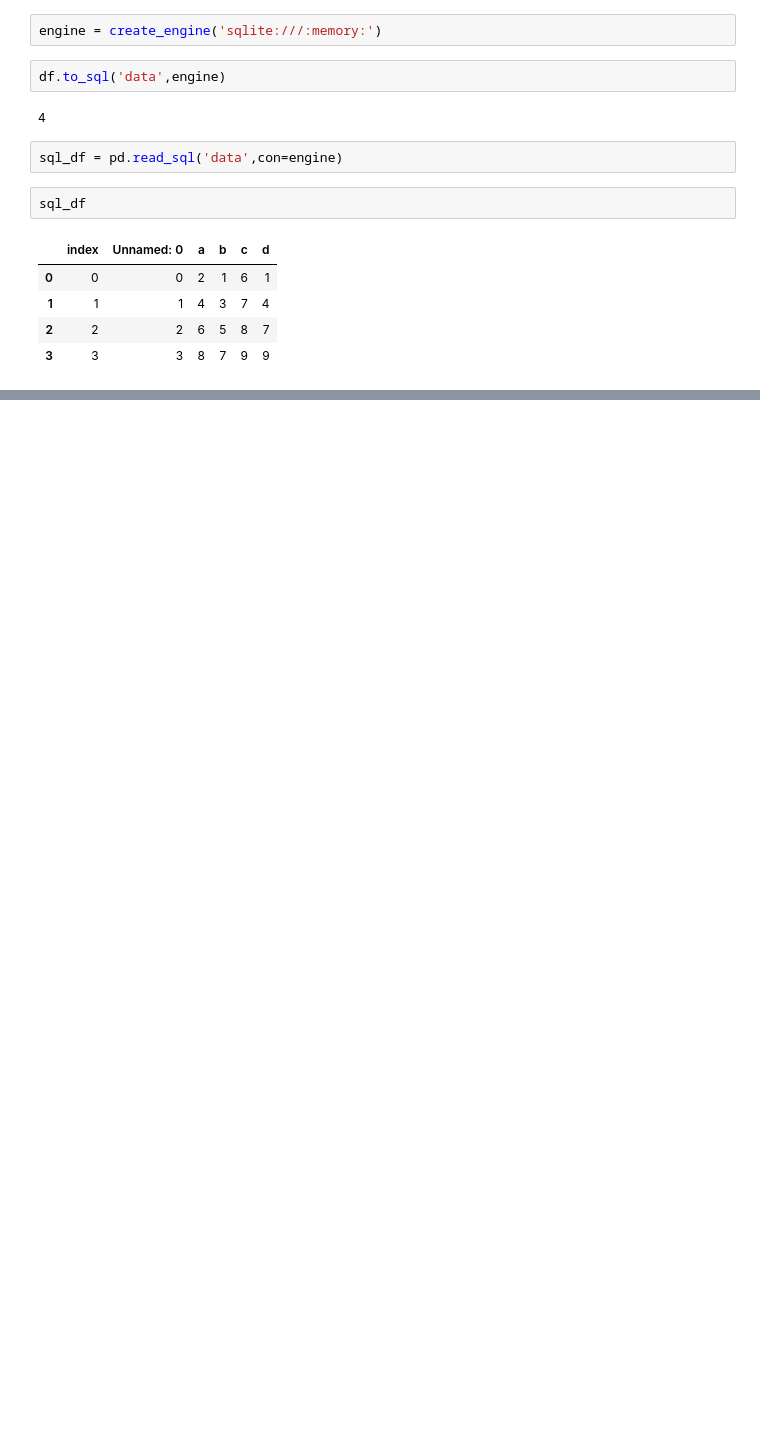
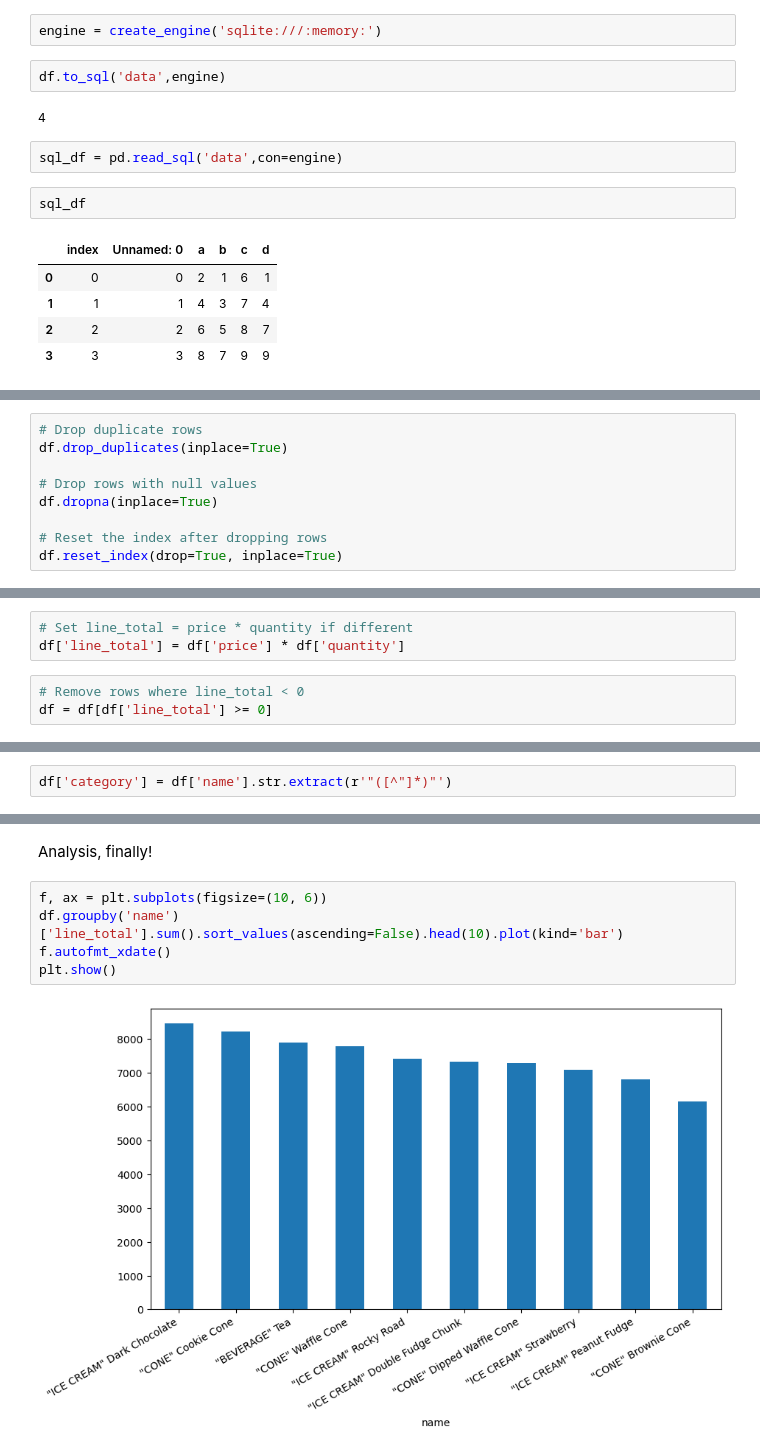
Before and after one commit to HAnh2610/MKTG5883.N21.CTTT, a Jupyter notebook: Lab2.ipynb, the cells around one changed output, grey strips where cells are left out. Drawn from its saved outputs; the diff is of its cells as text; blank space fills up the shorter version.

```diff
--- a/Lab2.ipynb
+++ b/Lab2.ipynb
@@ -1070,0 +1132,9 @@ sql_df
+# %%
+# Drop duplicate rows
+df.drop_duplicates(inplace=True)
+
+# Drop rows with null values
+df.dropna(inplace=True)
+
+# Reset the index after dropping rows
+df.reset_index(drop=True, inplace=True)
@@ -1070,0 +1167,6 @@ sql_df
+# %%
+# Set line_total = price * quantity if different
+df['line_total'] = df['price'] * df['quantity']
+# %%
+# Remove rows where line_total < 0
+df = df[df['line_total'] >= 0]
@@ -1070,0 +1187,2 @@ sql_df
+# %%
+df['category'] = df['name'].str.extract(r'"([^"]*)"')
@@ -1070,0 +1198,9 @@ sql_df
+# %% [markdown]
+Analysis, finally!
+# %%
+f, ax = plt.subplots(figsize=(10, 6))
+df.groupby('name')['line_total'].sum().sort_values(ascending=False).head(10).plot(kind='bar')
+f.autofmt_xdate()
+plt.show()
+# %% [output]
+[figure, added]
```
Also changed, not shown: parts of 37 cells of this notebook, 4 other files.
